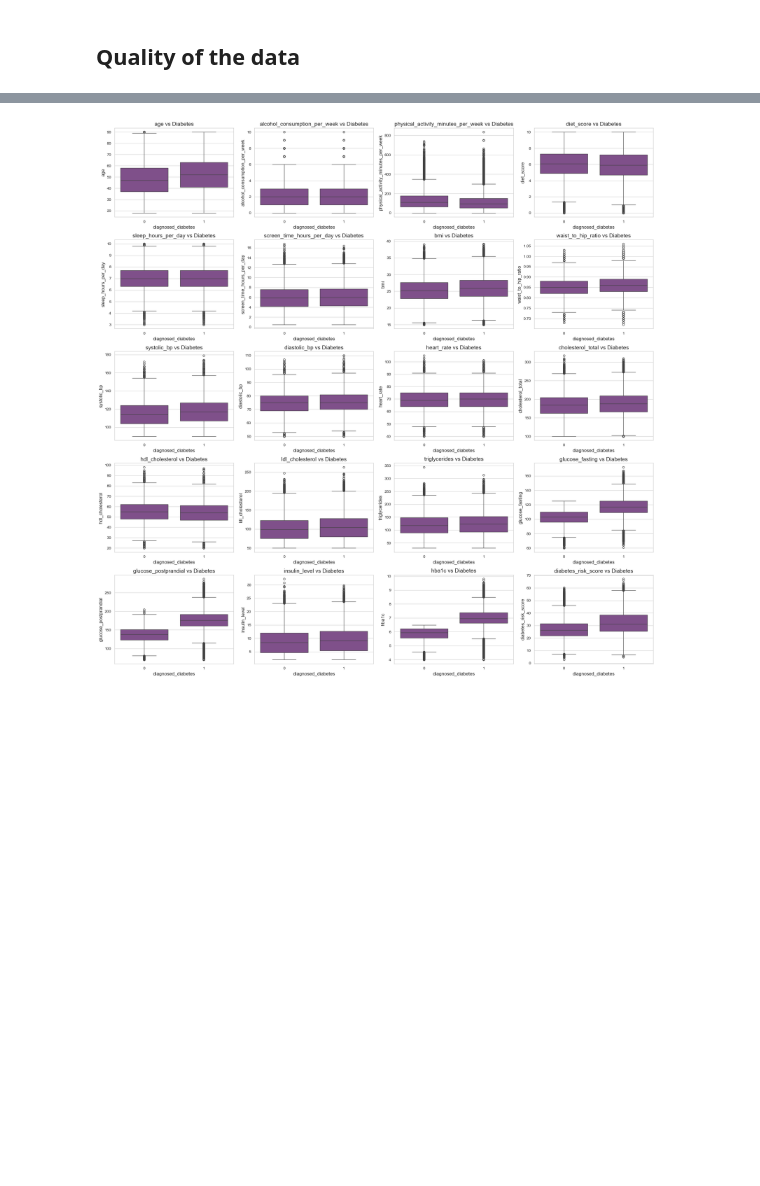
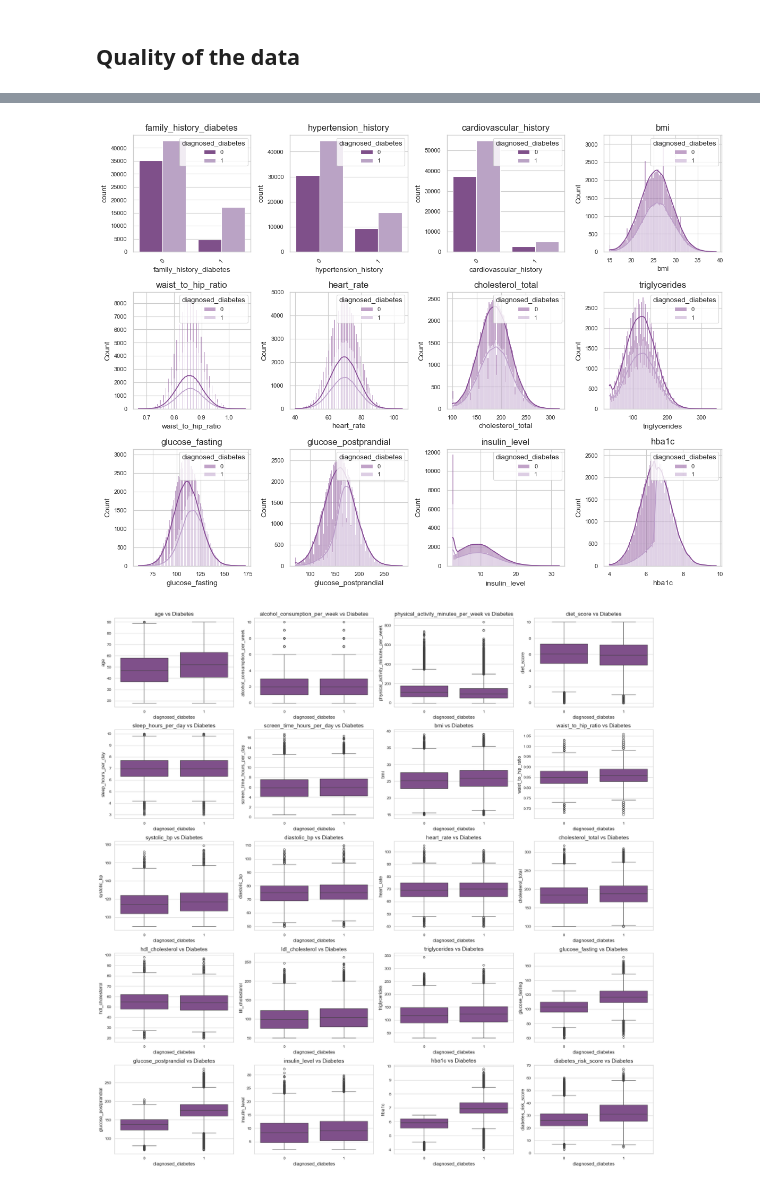
Before and after one commit to com-480-data-visualization/Glucose_Explorers, a Jupyter notebook: EDA.ipynb, the cells around one changed output, grey strips where cells are left out. Cells and saved outputs as stored; diff of their text form; code cells hidden in the pictures; blank space fills up the shorter version.

```diff
--- a/EDA.ipynb
+++ b/EDA.ipynb
@@ -217,3 +296,22 @@ plt.show()
+# %%
+medical_variables = [
+    "family_history_diabetes",
+    "hypertension_history",
+    "cardiovascular_history",
+    "bmi",
+    "waist_to_hip_ratio",
+    "heart_rate",
+    "cholesterol_total",
+    "triglycerides",
+    "glucose_fasting",
+    "glucose_postprandial",
+    "insulin_level",
+    "hba1c"
+
+]
+plot_variable_grid(df, medical_variables, continuous_vars, cols=4, hue='diagnosed_diabetes')
+# %% [output]
+[figure, added]
 # %%
 cols = 4
 rows = math.ceil(len(continuous_vars) / cols)
```
Also changed, not shown: parts of 25 cells of this notebook.
